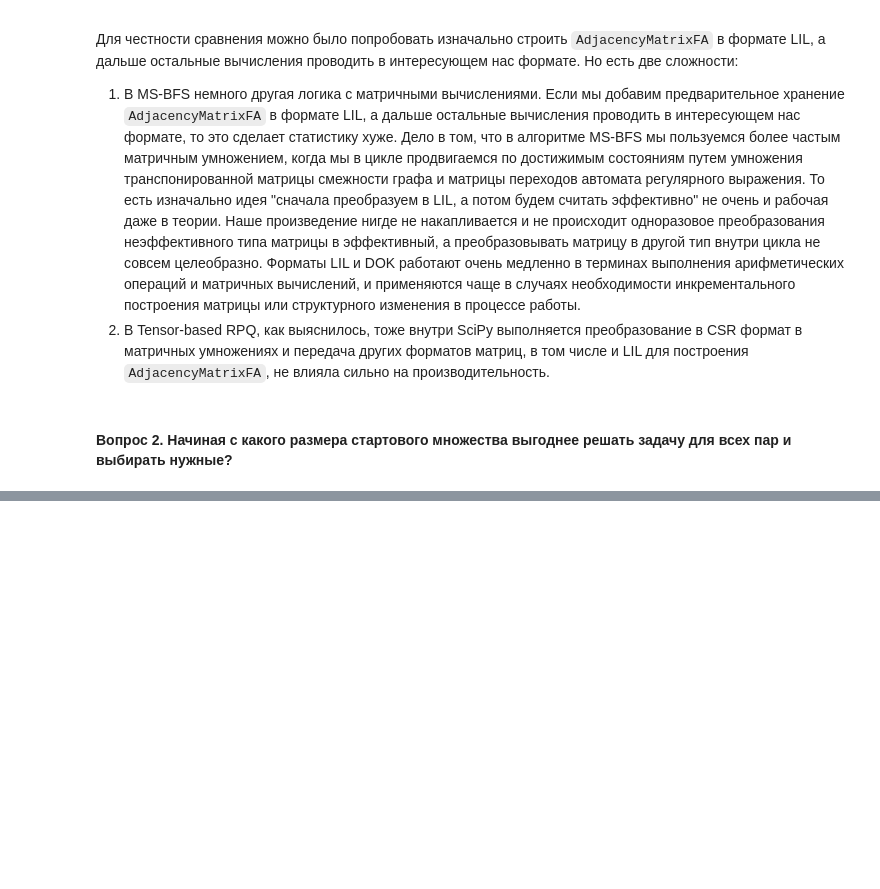
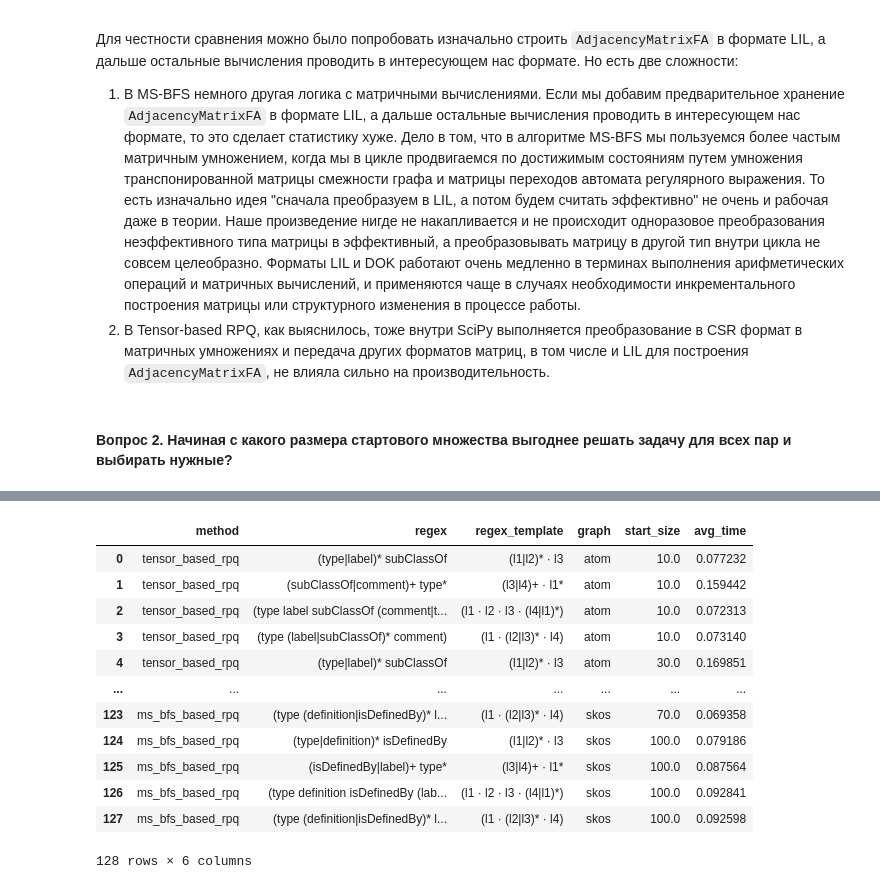
Before and after one commit to ksenmel/formal-lang-course, a Jupyter notebook: project/task5.ipynb, the cells around one changed output, grey strips where cells are left out. Cells and saved outputs as stored; diff of their text form; code cells hidden in the pictures; blank space fills up the shorter version.

```diff
--- a/project/task5.ipynb
+++ b/project/task5.ipynb
@@ -1059,0 +1081,32 @@ start_nodes_proportion = [0.1, 0.3, 0.7, 1.0]
+# %%
+results = []
+
+for method in methods:
+    for name, graph in graphs.items():
+        labels = get_sorted_labels(graph)
+        most_common_labels = [label for label, _ in Counter(labels).most_common(4)]
+        regexes = build_regex_from_labels(labels)
+
+        print(method)
+        print(f"graph {name}")
+        print(regexes)
+
+        for start_size in start_nodes_proportion:
+            start_nodes = cfpq_data.generate_multiple_source_percent(graph,
+                                                                     start_size,
+                                                                     seed=42
+                                                                     )
+
+            for regex_idx, regex in enumerate(regexes):
+                res_time = run(method, graph, regex, start_nodes=start_nodes)
+
+                results.append(
+                    {
+                        "method": method,
+                        "regex": regex,
+                        "regex_template": REGEX_TEMPLATES[regex_idx],
+                        "graph": name,
+                        "start_size": start_size,
+                        "avg_time": res_time,
+                    }
+                )
@@ -1059,0 +1134,17 @@ start_nodes_proportion = [0.1, 0.3, 0.7, 1.0]
+# %%
+df = pd.DataFrame(results)
+df
+# %% [output]
+|  | method | regex | regex_template | graph | start_size | avg_time |
+| 0 | tensor_based_rpq | (type|label)* subClassOf | (l1|l2)* · l3 | atom | 10.0 | 0.077232 |
+| 1 | tensor_based_rpq | (subClassOf|comment)+ type* | (l3|l4)+ · l1* | atom | 10.0 | 0.159442 |
+| 2 | tensor_based_rpq | (type label subClassOf (comment|t... | (l1 · l2 · l3 · (l4|l1)*) | atom | 10.0 | 0.072313 |
+| 3 | tensor_based_rpq | (type (label|subClassOf)* comment) | (l1 · (l2|l3)* · l4) | atom | 10.0 | 0.073140 |
+| 4 | tensor_based_rpq | (type|label)* subClassOf | (l1|l2)* · l3 | atom | 30.0 | 0.169851 |
+| ... | ... | ... | ... | ... | ... | ... |
+| 123 | ms_bfs_based_rpq | (type (definition|isDefinedBy)* l... | (l1 · (l2|l3)* · l4) | skos | 70.0 | 0.069358 |
+| 124 | ms_bfs_based_rpq | (type|definition)* isDefinedBy | (l1|l2)* · l3 | skos | 100.0 | 0.079186 |
+| 125 | ms_bfs_based_rpq | (isDefinedBy|label)+ type* | (l3|l4)+ · l1* | skos | 100.0 | 0.087564 |
+| 126 | ms_bfs_based_rpq | (type definition isDefinedBy (lab... | (l1 · l2 · l3 · (l4|l1)*) | skos | 100.0 | 0.092841 |
+| 127 | ms_bfs_based_rpq | (type (definition|isDefinedBy)* l... | (l1 · (l2|l3)* · l4) | skos | 100.0 | 0.092598 |
+128 rows × 6 columns
```
Also changed, not shown: parts of 9 cells of this notebook.
